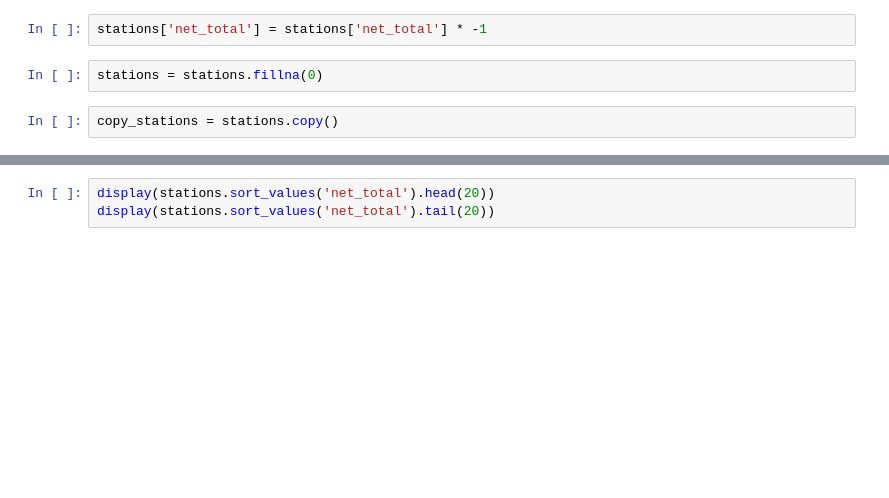
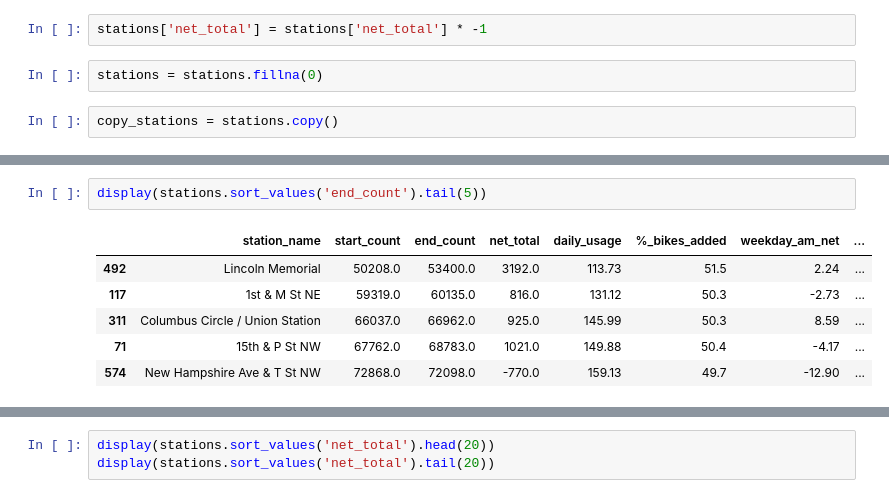
Before and after one commit to Paul-Sabin/Capital-Bikeshare, a Jupyter notebook: Trip Data EDA.ipynb, the cells around one changed output, grey strips where cells are left out. Drawn from its saved outputs; the diff is of its cells as text; blank space fills up the shorter version.

```diff
--- a/Trip Data EDA.ipynb
+++ b/Trip Data EDA.ipynb
@@ -451,0 +454,9 @@ stations.drop('unbalanced', axis=1, inplace=True)
+# %%
+display(stations.sort_values('end_count').tail(5))
+# %% [output]
+|  | station_name | start_count | end_count | net_total | daily_usage | %_bikes_added | weekday_am_net | ... |
+| 492 | Lincoln Memorial | 50208.0 | 53400.0 | 3192.0 | 113.73 | 51.5 | 2.24 | ... |
+| 117 | 1st & M St NE | 59319.0 | 60135.0 | 816.0 | 131.12 | 50.3 | -2.73 | ... |
+| 311 | Columbus Circle / Union Station | 66037.0 | 66962.0 | 925.0 | 145.99 | 50.3 | 8.59 | ... |
+| 71 | 15th & P St NW | 67762.0 | 68783.0 | 1021.0 | 149.88 | 50.4 | -4.17 | ... |
+| 574 | New Hampshire Ave & T St NW | 72868.0 | 72098.0 | -770.0 | 159.13 | 49.7 | -12.90 | ... |
```
Also changed, not shown: parts of 15 cells of this notebook, 1 other file.
